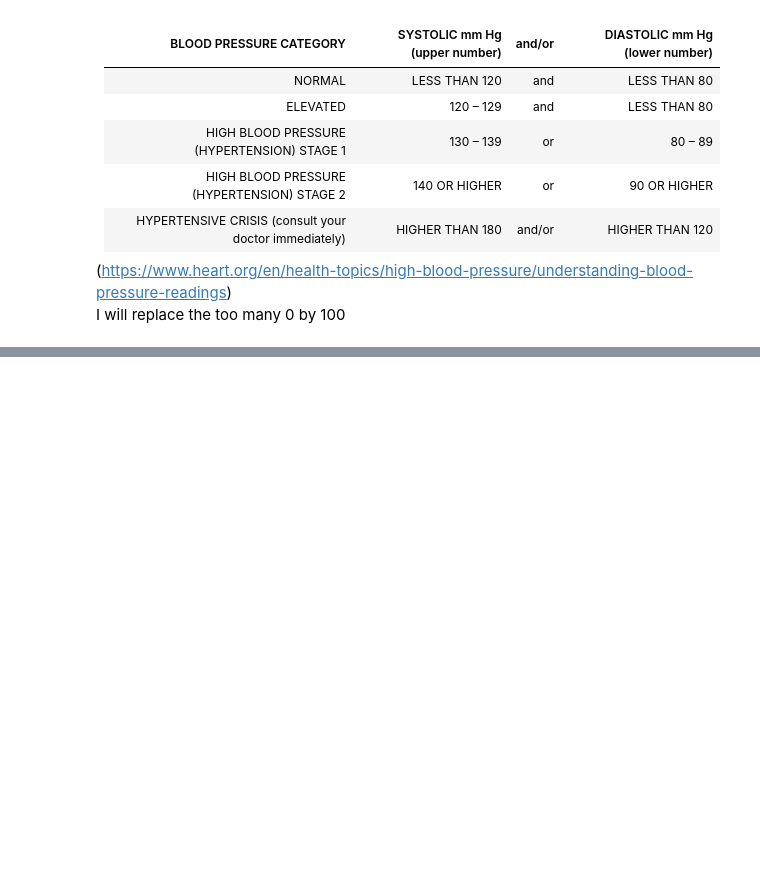
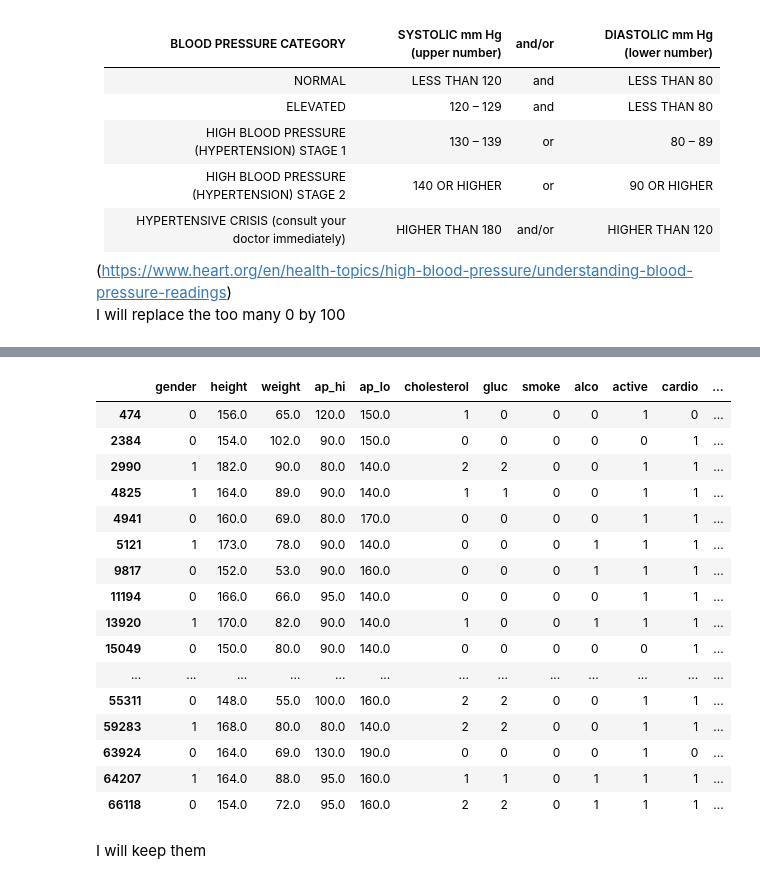
Before and after one commit to flylight-max/Cardio_disease_predict, a Jupyter notebook: EDA.ipynb, the cells around one changed output, grey strips where cells are left out. Saved outputs shown, nothing was run; the diff lists cells and outputs as text; code cells hidden in the pictures; blank space fills up the shorter version.

```diff
--- a/EDA.ipynb
+++ b/EDA.ipynb
@@ -572,0 +587,3 @@ I will replace the too many 0 by 100
+# %%
+health_data["ap_lo"] = health_data["ap_lo"].replace(9800,98)
+print(health_data["ap_lo"].describe())
@@ -572,0 +600,4 @@ I will replace the too many 0 by 100
+# %%
+health_data["ap_lo"] = health_data["ap_lo"].apply(lambda x:x/100 if x >=2000 else x)
+
+print(health_data["ap_lo"].describe())
@@ -572,0 +645,23 @@ I will replace the too many 0 by 100
+# %%
+above_140_diast = health_data[health_data["ap_lo"] >= 140]
+above_140_diast
+# %% [output]
+|  | gender | height | weight | ap_hi | ap_lo | cholesterol | gluc | smoke | alco | active | cardio | ... |
+| 474 | 0 | 156.0 | 65.0 | 120.0 | 150.0 | 1 | 0 | 0 | 0 | 1 | 0 | ... |
+| 2384 | 0 | 154.0 | 102.0 | 90.0 | 150.0 | 0 | 0 | 0 | 0 | 0 | 1 | ... |
+| 2990 | 1 | 182.0 | 90.0 | 80.0 | 140.0 | 2 | 2 | 0 | 0 | 1 | 1 | ... |
+| 4825 | 1 | 164.0 | 89.0 | 90.0 | 140.0 | 1 | 1 | 0 | 0 | 1 | 1 | ... |
+| 4941 | 0 | 160.0 | 69.0 | 80.0 | 170.0 | 0 | 0 | 0 | 0 | 1 | 1 | ... |
+| 5121 | 1 | 173.0 | 78.0 | 90.0 | 140.0 | 0 | 0 | 0 | 1 | 1 | 1 | ... |
+| 9817 | 0 | 152.0 | 53.0 | 90.0 | 160.0 | 0 | 0 | 0 | 1 | 1 | 1 | ... |
+| 11194 | 0 | 166.0 | 66.0 | 95.0 | 140.0 | 0 | 0 | 0 | 0 | 1 | 1 | ... |
+| 13920 | 1 | 170.0 | 82.0 | 90.0 | 140.0 | 1 | 0 | 0 | 1 | 1 | 1 | ... |
+| 15049 | 0 | 150.0 | 80.0 | 90.0 | 140.0 | 0 | 0 | 0 | 0 | 0 | 1 | ... |
+| ... | ... | ... | ... | ... | ... | ... | ... | ... | ... | ... | ... | ... |
+| 55311 | 0 | 148.0 | 55.0 | 100.0 | 160.0 | 2 | 2 | 0 | 0 | 1 | 1 | ... |
+| 59283 | 1 | 168.0 | 80.0 | 80.0 | 140.0 | 2 | 2 | 0 | 0 | 1 | 1 | ... |
+| 63924 | 0 | 164.0 | 69.0 | 130.0 | 190.0 | 0 | 0 | 0 | 0 | 1 | 0 | ... |
+| 64207 | 1 | 164.0 | 88.0 | 95.0 | 160.0 | 1 | 1 | 0 | 1 | 1 | 1 | ... |
+| 66118 | 0 | 154.0 | 72.0 | 95.0 | 160.0 | 2 | 2 | 0 | 1 | 1 | 1 | ... |
+# %% [markdown]
+I will keep them
```
Also changed, not shown: parts of 31 cells of this notebook, 1 other file.
